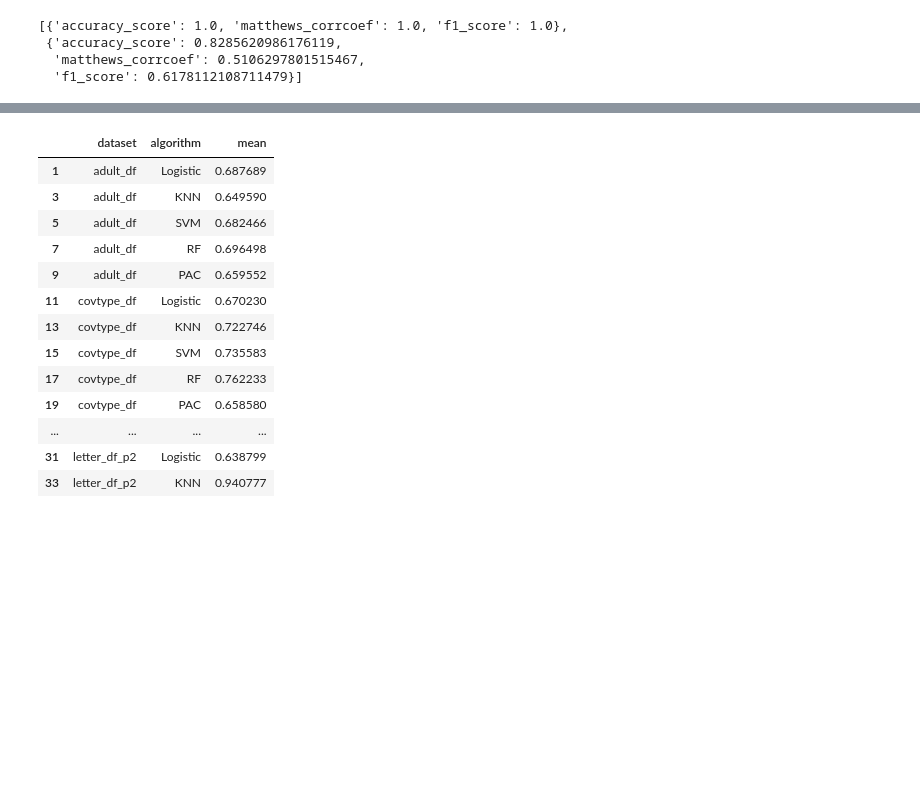
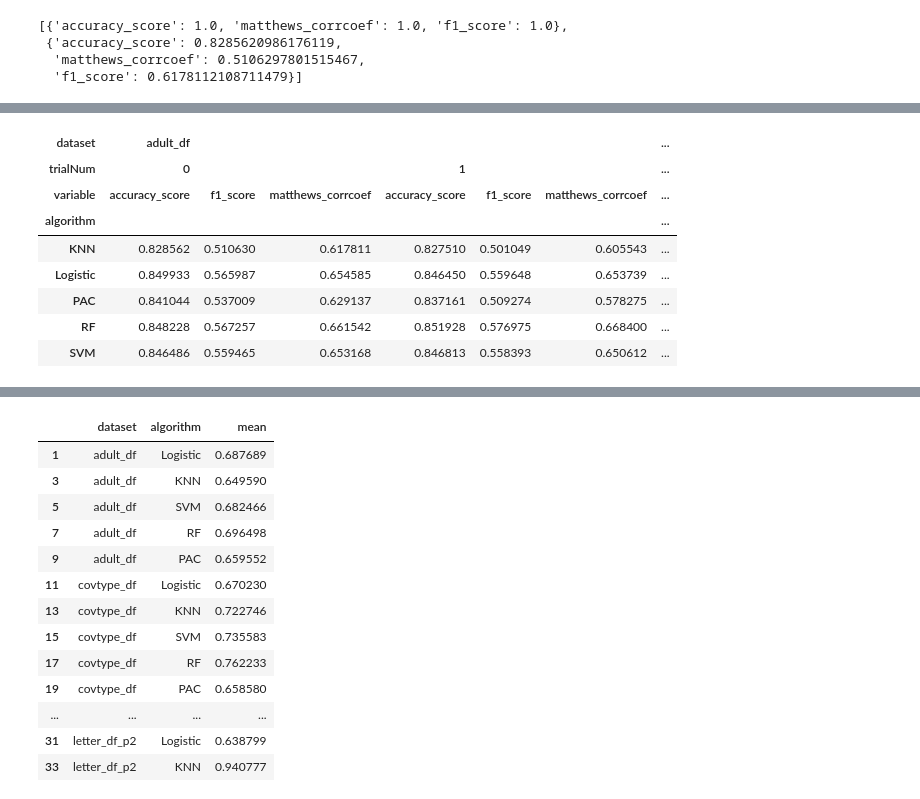
Before and after one commit to justintheyang/novelsearch_icml, a Jupyter notebook: ICML.ipynb, the cells around one changed output, grey strips where cells are left out. Cells and saved outputs as stored; diff of their text form; code cells hidden in the pictures; blank space fills up the shorter version.

```diff
--- a/ICML.ipynb
+++ b/ICML.ipynb
@@ -309,8 +299,12 @@ def output_statistics(best_algos, X_train, Y_train, X_test, Y_test):
     return algo_metrics
 # %%
 %%time
+
+reallyrun = False
+
 bigdata = []
-for df in [adult_df, covtype_df, letter_df_p1, letter_df_p2]:
-    data = run_classifiers(df)
-    bigdata.append(data)
+if reallyrun == True:
+    for df in [adult_df, covtype_df, letter_df_p1, letter_df_p2]:
+        data = run_classifiers(df)
+        bigdata.append(data)
 # %% [output]
@@ -630,0 +674,38 @@ dfesase = testscores.drop(columns=['accuracy_score','f1_score','matthews_corrcoe
+# %%
+# table of scores per metric
+
+dfmetric = big_dataframe[~big_dataframe['stats'].isnull()].drop(columns=['gridcvs', 'best_algos', 'cvscores'])
+dfmetric = dfmetric[dfmetric['is_train'] == False].drop(columns = ['is_train'])
+
+
+datasets = ['adult_df', 'covtype_df', 'letter_df_p1', 'letter_df_p2']
+trials = [0, 1, 2]
+algorithms = ['Logistic', 'KNN', 'SVM', 'RF', 'PAC']
+eee = []
+for i in datasets:
+    for j in algorithms:
+        templist = dfmetric[(dfmetric['dataset'] == i) & (dfmetric['algorithm'] == j)]['stats'].tolist()
+
+        [eee.append(sum([[i], [j], list(templist[k][1].values()), [False], [k]], [])) for k in range(3)]
+
+
+mergescoresfine = pd.DataFrame(eee, columns = ['dataset', 'algorithm',
+                                           'accuracy_score', 'f1_score', 'matthews_corrcoef',
+                                           'isTrain', 'trialNum'])
+# %%
+testscores = mergescoresfine[mergescoresfine['isTrain'] == False].drop(columns='isTrain')
+# %%
+melted_scores = pd.melt(testscores, id_vars=['algorithm', 'dataset', 'trialNum'])
+melted_scores = pd.pivot_table(melted_scores, index='algorithm', columns=['dataset', 'trialNum', 'variable'],values='value').values
+# %%
+melted_scores
+# %% [output]
+| dataset | adult_df |  |  |  |  |  | ... |
+| trialNum | 0 |  |  | 1 |  |  | ... |
+| variable | accuracy_score | f1_score | matthews_corrcoef | accuracy_score | f1_score | matthews_corrcoef | ... |
+| algorithm |  |  |  |  |  |  | ... |
+| KNN | 0.828562 | 0.510630 | 0.617811 | 0.827510 | 0.501049 | 0.605543 | ... |
+| Logistic | 0.849933 | 0.565987 | 0.654585 | 0.846450 | 0.559648 | 0.653739 | ... |
+| PAC | 0.841044 | 0.537009 | 0.629137 | 0.837161 | 0.509274 | 0.578275 | ... |
+| RF | 0.848228 | 0.567257 | 0.661542 | 0.851928 | 0.576975 | 0.668400 | ... |
+| SVM | 0.846486 | 0.559465 | 0.653168 | 0.846813 | 0.558393 | 0.650612 | ... |
```
Also changed, not shown: parts of 47 cells of this notebook.
